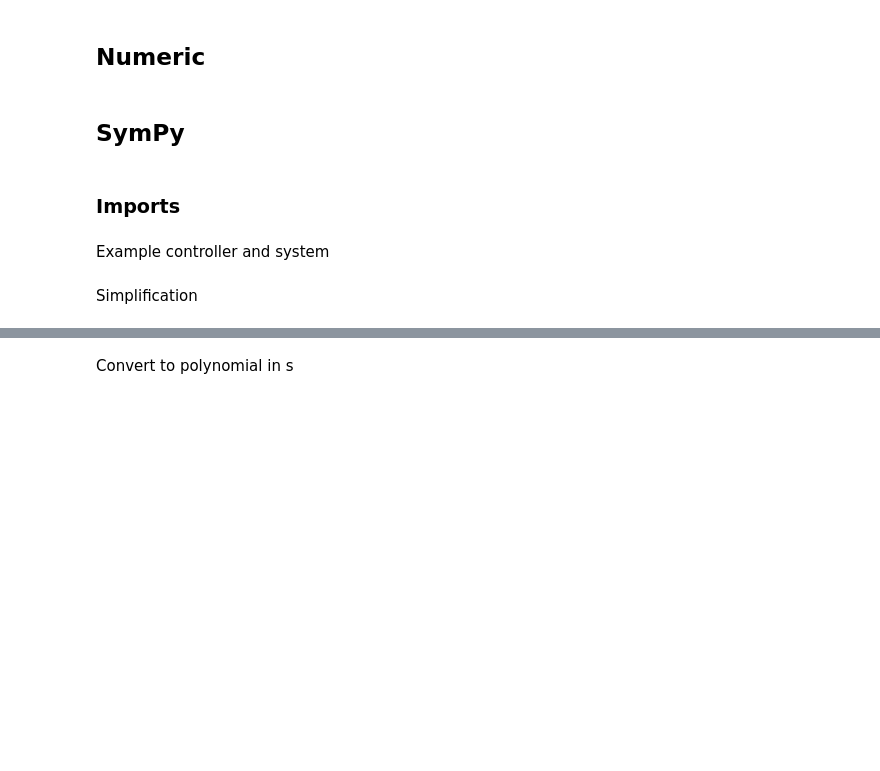
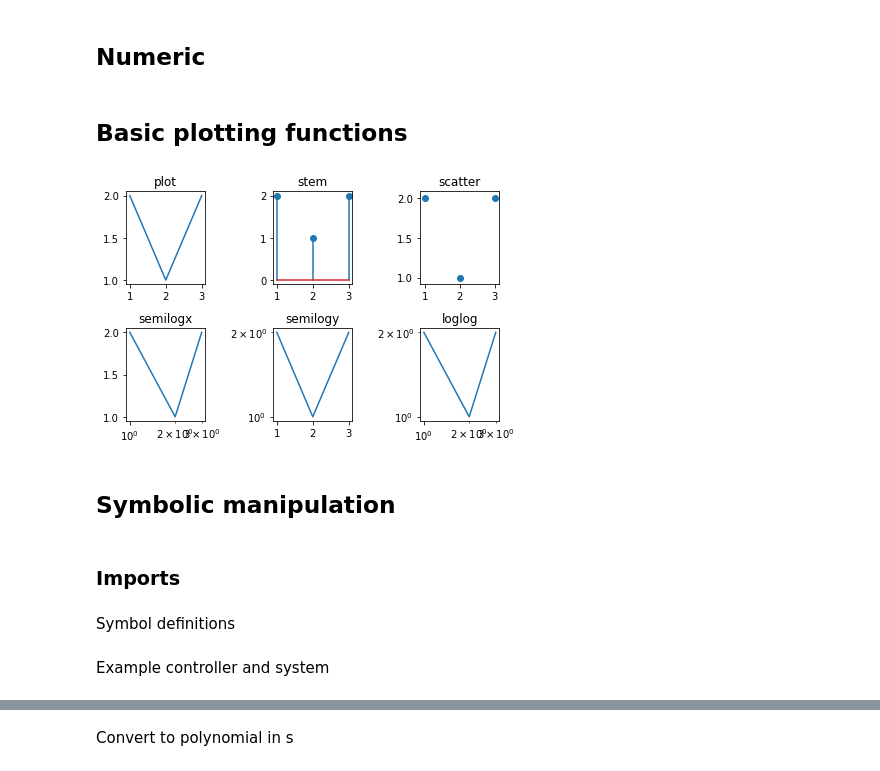
Before and after one commit to alchemyst/Dynamics-and-Control, a Jupyter notebook: 0_Getting_Started/Cheatsheet.ipynb, the cells around one changed output, grey strips where cells are left out. Drawn from its saved outputs; the diff is of its cells as text; code cells hidden in the pictures; blank space fills up the shorter version.

```diff
--- a/0_Getting_Started/Cheatsheet.ipynb
+++ b/0_Getting_Started/Cheatsheet.ipynb
@@ -27,5 +8,3 @@ import numpy
 import scipy
 # %%
 a = numpy.array([1, 2, 3])
-# %% [markdown]
-## SymPy
@@ -31,0 +13,2 @@ a = numpy.array([1, 2, 3])
+# %% [markdown]
+## Basic plotting functions
@@ -32,6 +18,25 @@ a = numpy.array([1, 2, 3])
+# %%
+plotfuncs = [plt.plot,
+             plt.stem,
+             plt.scatter,
+             plt.semilogx,
+             plt.semilogy,
+             plt.loglog]
+
+for i, func in enumerate(plotfuncs, 1):
+    plt.subplot(2, 3, i)
+    func([1, 2, 3], [2, 1, 2])
+    plt.title(func.__name__)
+plt.tight_layout()
+# %% [output]
+[figure, added]
+# %% [markdown]
+## Symbolic manipulation
 # %% [markdown]
 ### Imports
 # %%
 import sympy
 sympy.init_printing()
+# %% [markdown]
+Symbol definitions
 # %%
@@ -44,3 +49 @@ G_c = K_c*((tau*s + 1) / (tau*s))
 GvGpGm = 5 / ((10*s + 1)**2)
-# %% [markdown]
-Simplification
```
Also changed, not shown: parts of 32 cells of this notebook.
